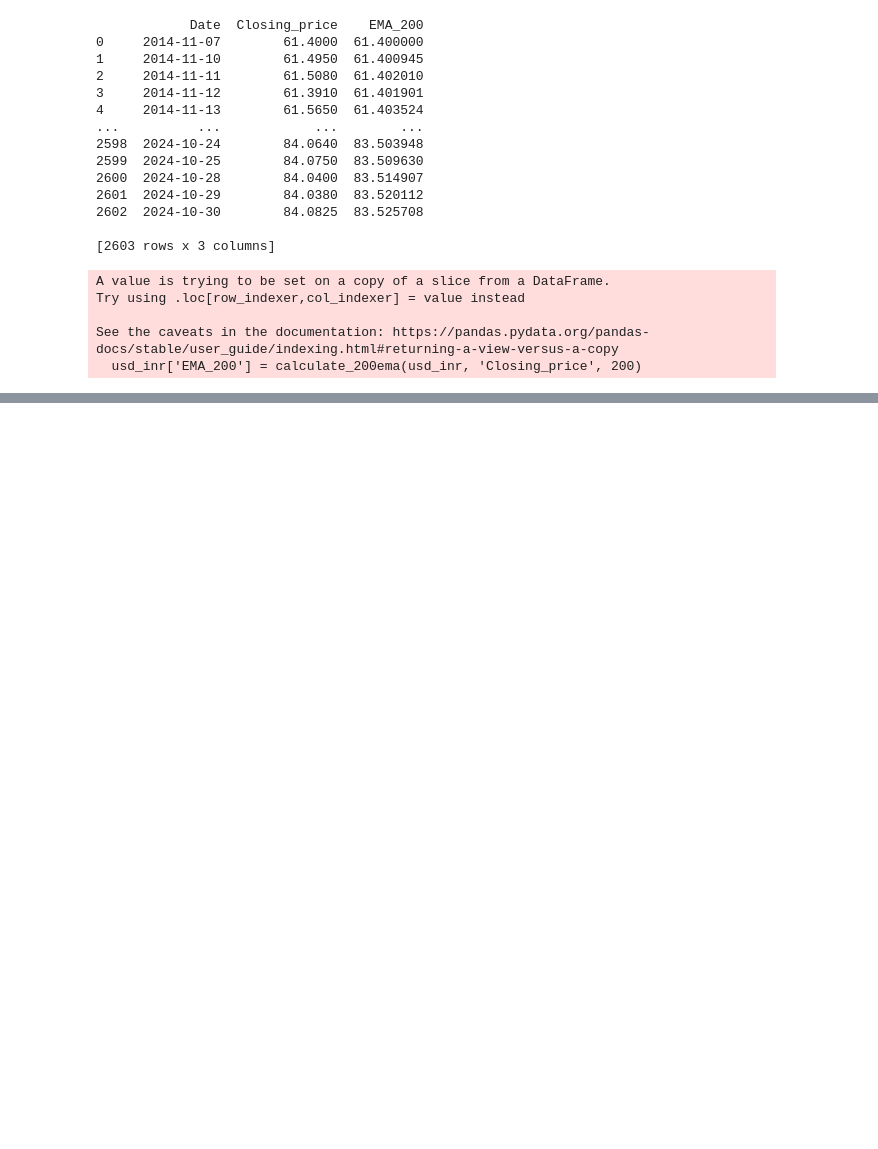
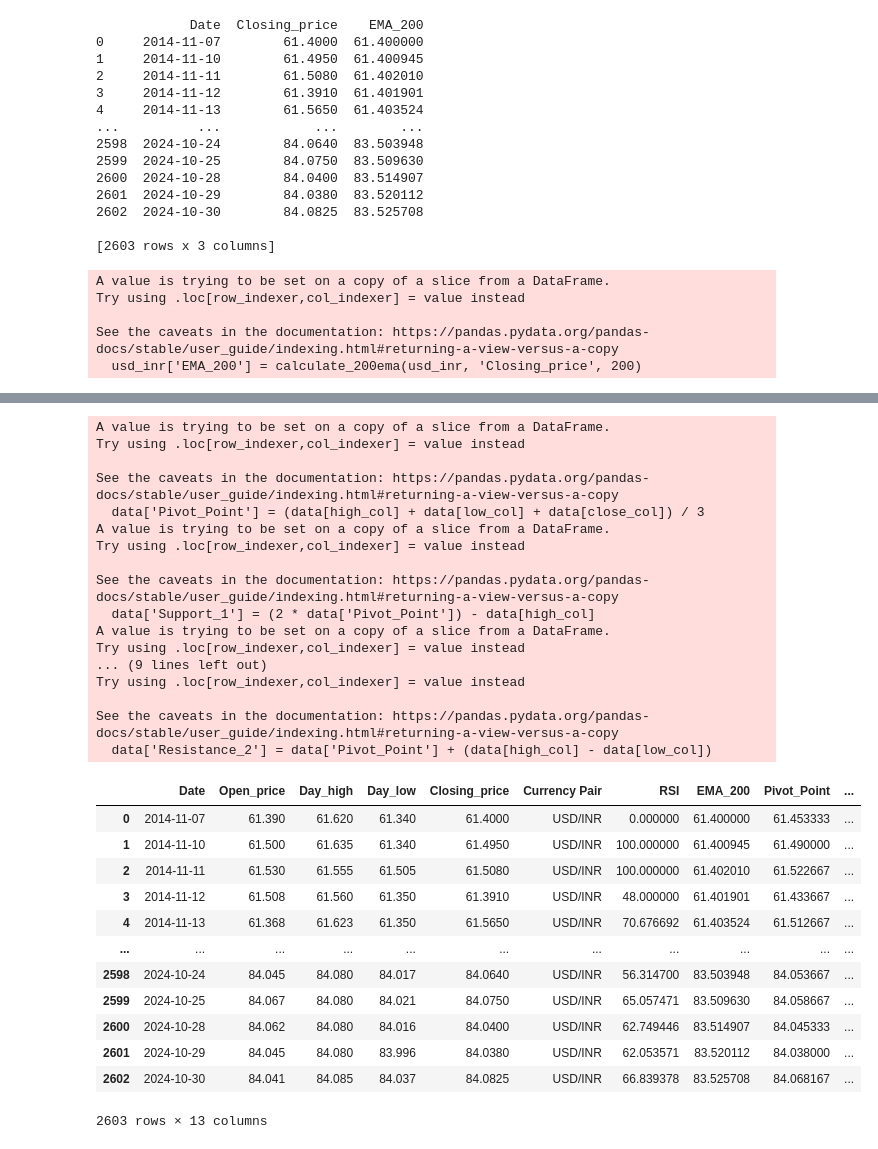
Before and after one commit to shivani309/ForEx, a Jupyter notebook: Technical Indicators/rsi&20ema.ipynb, the cells around one changed output, grey strips where cells are left out. Drawn from its saved outputs; the diff is of its cells as text; code cells hidden in the pictures; blank space fills up the shorter version.

```diff
--- a/Technical Indicators/rsi&20ema.ipynb
+++ b/Technical Indicators/rsi&20ema.ipynb
@@ -168,0 +173,63 @@ See the caveats in the documentation: https://pandas.pydata.org/pandas-docs/stab
+# %%
+import pandas as pd
+
+def calculate_pivot_points(data: pd.DataFrame, high_col: str = 'Day_high',
+                           low_col: str = 'Day_low', close_col: str = 'Closing_price') -> pd.DataFrame:
+    """
+    Calculate Pivot Points, Support, and Resistance levels.
+
+    Parameters:
+    - data (pd.DataFrame): Input DataFrame containing the price data.
+    - high_col (str): The name of the high price column.
+    - low_col (str): The name of the low price column.
+    - close_col (str): The name of the closing price column.
+
+    Returns:
+    - pd.DataFrame: DataFrame with additional columns for Pivot Points, Support, and Resistance levels.
+    """
+
+    # Calculate Pivot Points
+    data['Pivot_Point'] = (data[high_col] + data[low_col] + data[close_col]) / 3
+
+    # Calculate Support and Resistance
+    data['Support_1'] = (2 * data['Pivot_Point']) - data[high_col]
+    data['Resistance_1'] = (2 * data['Pivot_Point']) - data[low_col]
+    data['Support_2'] = data['Pivot_Point'] - (data[high_col] - data[low_col])
+    data['Resistance_2'] = data['Pivot_Point'] + (data[high_col] - data[low_col])
+
+    return data
+
+
+usd_inr= calculate_pivot_points(usd_inr)
+usd_inr
+# %% [output]
+A value is trying to be set on a copy of a slice from a DataFrame.
+Try using .loc[row_indexer,col_indexer] = value instead
+
+See the caveats in the documentation: https://pandas.pydata.org/pandas-docs/stable/user_guide/indexing.html#returning-a-view-versus-a-copy
+  data['Pivot_Point'] = (data[high_col] + data[low_col] + data[close_col]) / 3
+A value is trying to be set on a copy of a slice from a DataFrame.
+Try using .loc[row_indexer,col_indexer] = value instead
+
+See the caveats in the documentation: https://pandas.pydata.org/pandas-docs/stable/user_guide/indexing.html#returning-a-view-versus-a-copy
+  data['Support_1'] = (2 * data['Pivot_Point']) - data[high_col]
+A value is trying to be set on a copy of a slice from a DataFrame.
+Try using .loc[row_indexer,col_indexer] = value instead
+... (9 lines left out)
+Try using .loc[row_indexer,col_indexer] = value instead
+
+See the caveats in the documentation: https://pandas.pydata.org/pandas-docs/stable/user_guide/indexing.html#returning-a-view-versus-a-copy
+  data['Resistance_2'] = data['Pivot_Point'] + (data[high_col] - data[low_col])
+|  | Date | Open_price | Day_high | Day_low | Closing_price | Currency Pair | RSI | EMA_200 | Pivot_Point | ... |
+| 0 | 2014-11-07 | 61.390 | 61.620 | 61.340 | 61.4000 | USD/INR | 0.000000 | 61.400000 | 61.453333 | ... |
+| 1 | 2014-11-10 | 61.500 | 61.635 | 61.340 | 61.4950 | USD/INR | 100.000000 | 61.400945 | 61.490000 | ... |
+| 2 | 2014-11-11 | 61.530 | 61.555 | 61.505 | 61.5080 | USD/INR | 100.000000 | 61.402010 | 61.522667 | ... |
+| 3 | 2014-11-12 | 61.508 | 61.560 | 61.350 | 61.3910 | USD/INR | 48.000000 | 61.401901 | 61.433667 | ... |
+| 4 | 2014-11-13 | 61.368 | 61.623 | 61.350 | 61.5650 | USD/INR | 70.676692 | 61.403524 | 61.512667 | ... |
+| ... | ... | ... | ... | ... | ... | ... | ... | ... | ... | ... |
+| 2598 | 2024-10-24 | 84.045 | 84.080 | 84.017 | 84.0640 | USD/INR | 56.314700 | 83.503948 | 84.053667 | ... |
+| 2599 | 2024-10-25 | 84.067 | 84.080 | 84.021 | 84.0750 | USD/INR | 65.057471 | 83.509630 | 84.058667 | ... |
+| 2600 | 2024-10-28 | 84.062 | 84.080 | 84.016 | 84.0400 | USD/INR | 62.749446 | 83.514907 | 84.045333 | ... |
+| 2601 | 2024-10-29 | 84.045 | 84.080 | 83.996 | 84.0380 | USD/INR | 62.053571 | 83.520112 | 84.038000 | ... |
+| 2602 | 2024-10-30 | 84.041 | 84.085 | 84.037 | 84.0825 | USD/INR | 66.839378 | 83.525708 | 84.068167 | ... |
+2603 rows × 13 columns
```
Also changed, not shown: parts of 2 cells of this notebook.
